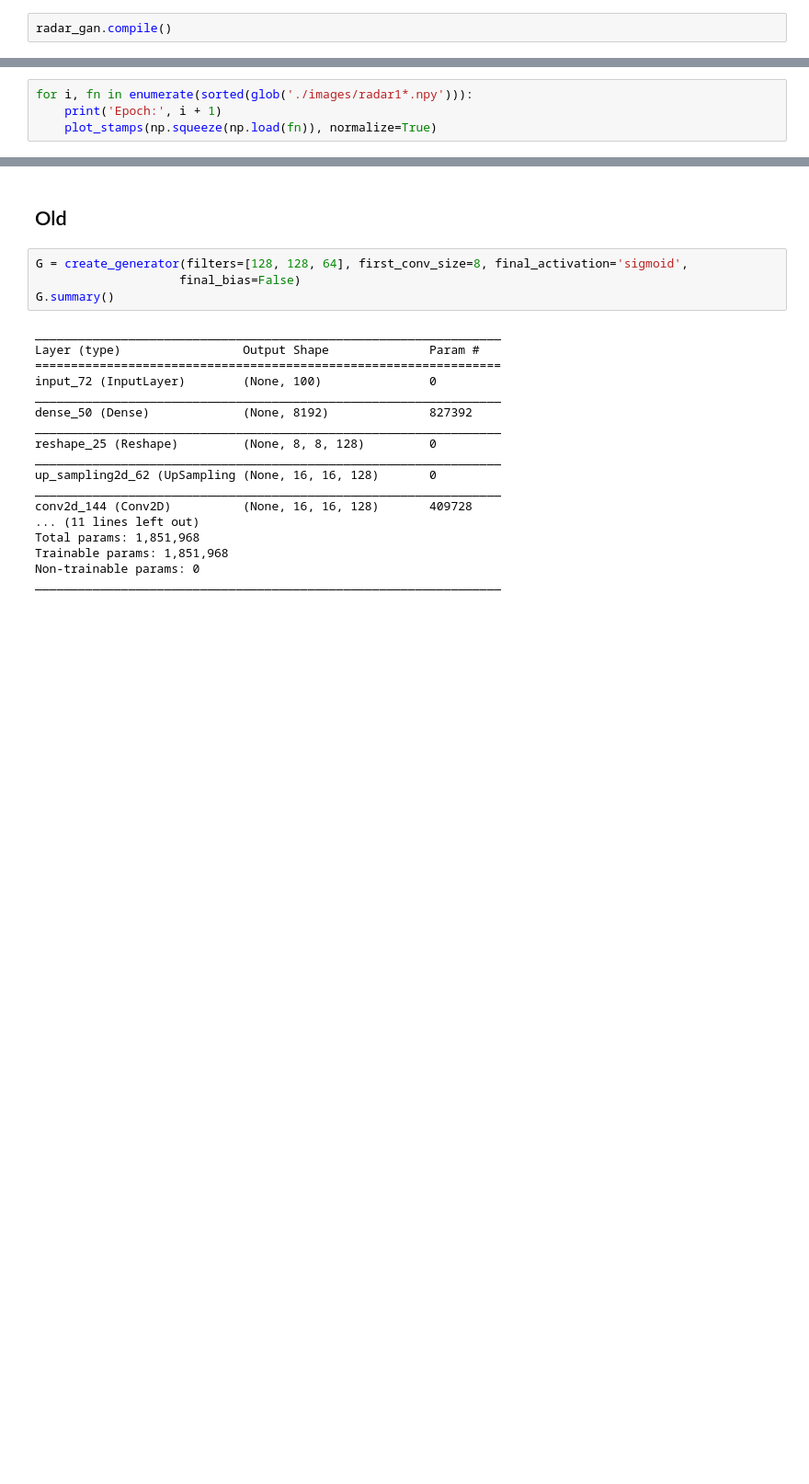
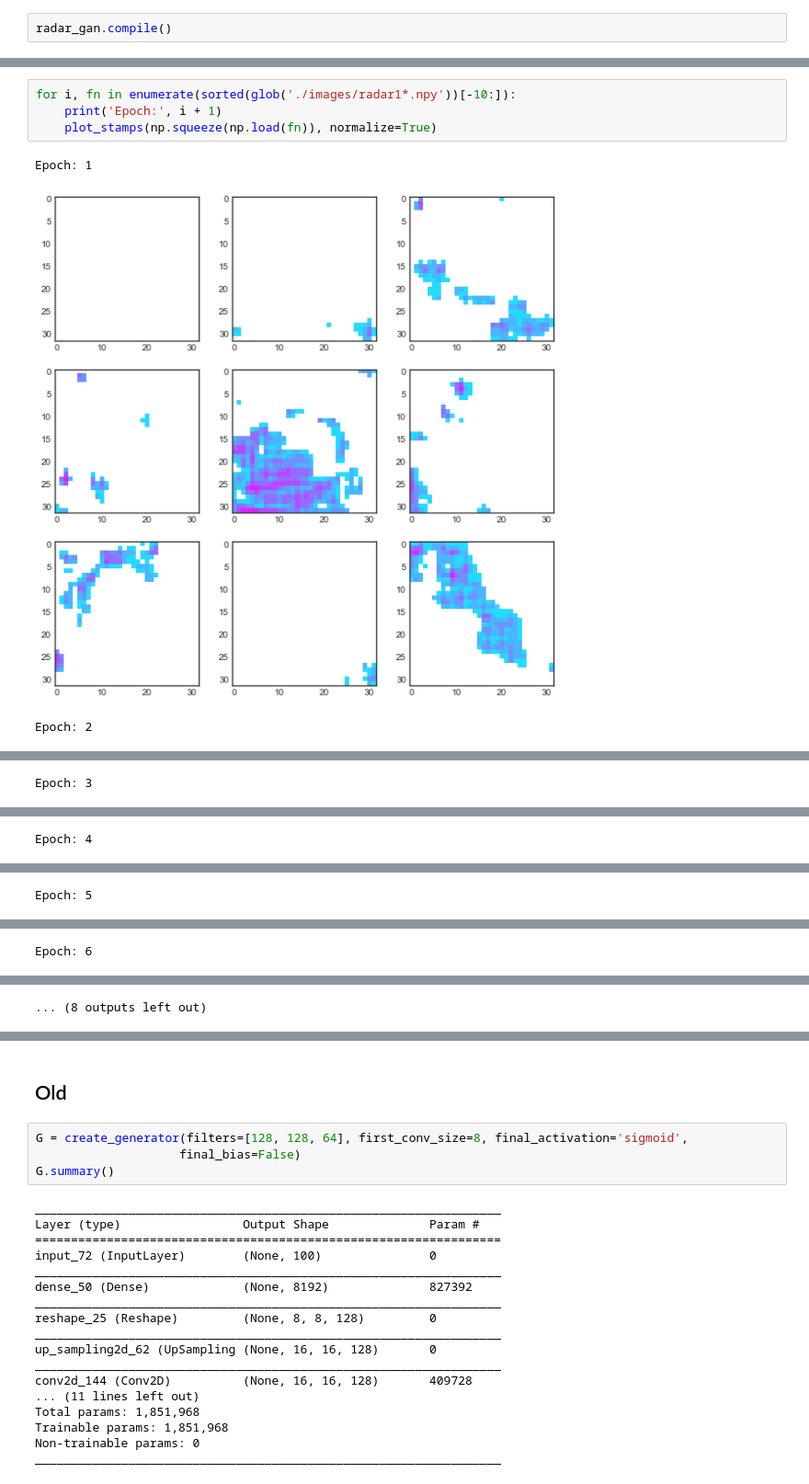
Before and after one commit to raspstephan/radar-gan, a Jupyter notebook: development.ipynb, the cells around one changed output, grey strips where cells are left out. Shown: that part at 92% size. Cells and saved outputs as stored; diff of their text form; blank space fills up the shorter version.

```diff
--- a/development.ipynb
+++ b/development.ipynb
@@ -103,4 +121,8 @@ plot_losses(radar_gan.train_history)
 # %%
-for i, fn in enumerate(sorted(glob('./images/radar1*.npy'))):
+for i, fn in enumerate(sorted(glob('./images/radar1*.npy'))[-10:]):
     print('Epoch:', i + 1)
     plot_stamps(np.squeeze(np.load(fn)), normalize=True)
+# %% [output]
+Epoch: 1
+[figure, added]
+Epoch: 2
@@ -106,0 +130 @@ for i, fn in enumerate(sorted(glob('./images/radar1*.npy'))):
+Epoch: 3
@@ -106,0 +132 @@ for i, fn in enumerate(sorted(glob('./images/radar1*.npy'))):
+Epoch: 4
@@ -106,0 +134 @@ for i, fn in enumerate(sorted(glob('./images/radar1*.npy'))):
+Epoch: 5
@@ -106,0 +136 @@ for i, fn in enumerate(sorted(glob('./images/radar1*.npy'))):
+Epoch: 6
@@ -106,0 +138 @@ for i, fn in enumerate(sorted(glob('./images/radar1*.npy'))):
+... (8 outputs left out)
```
Also changed, not shown: parts of 20 cells of this notebook, 2 other files.
